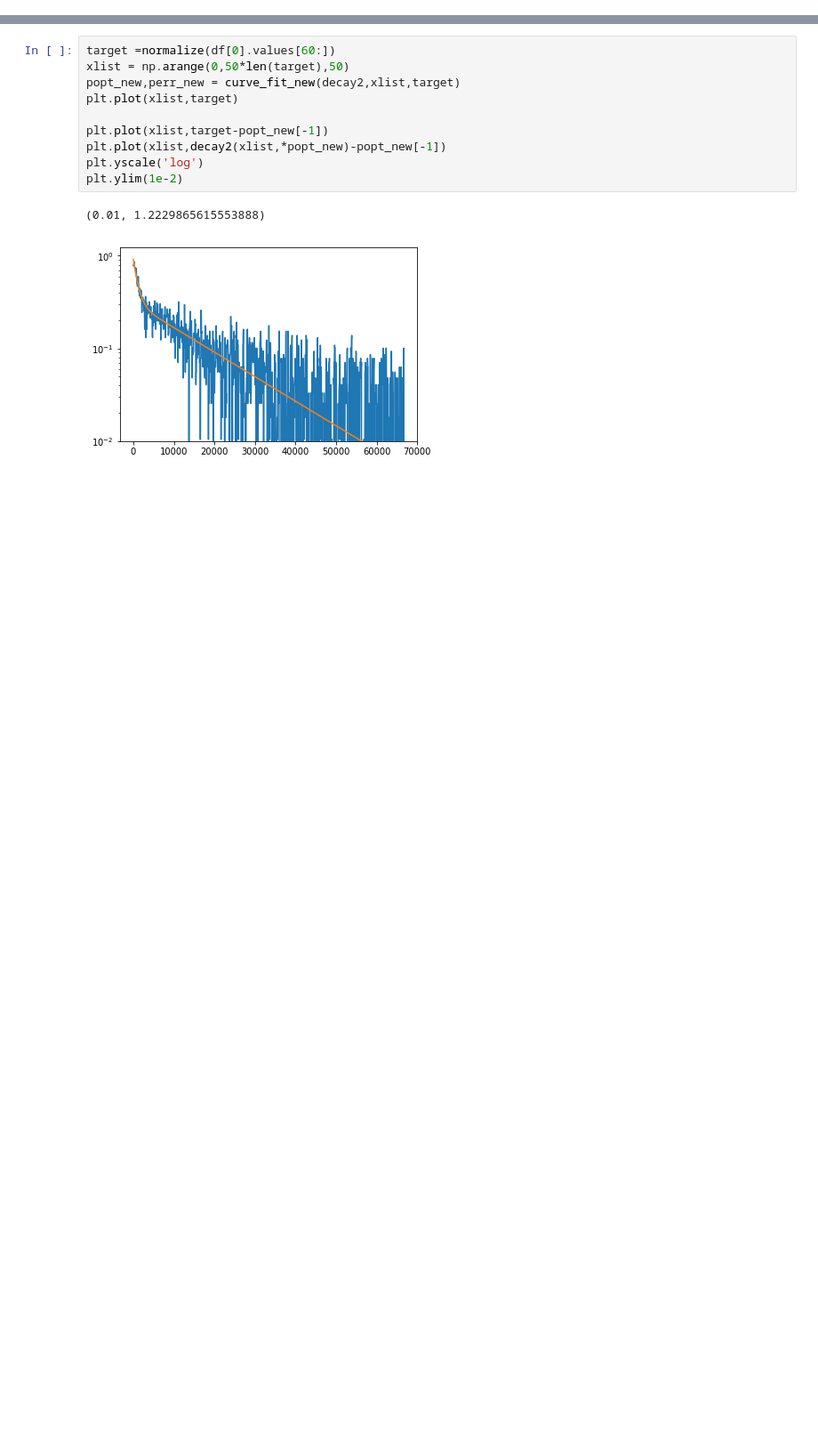
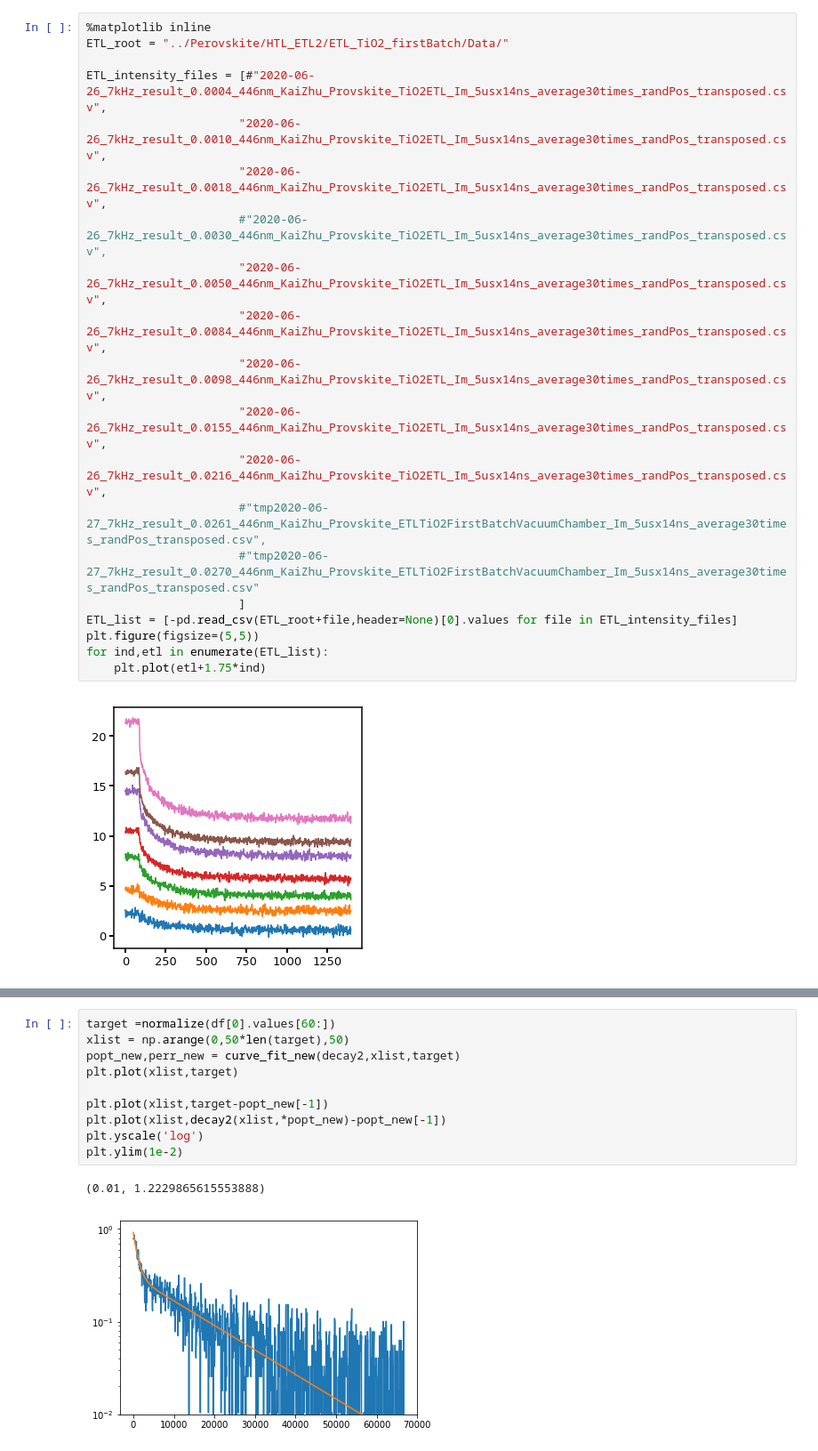
Before and after one commit to xuejianma/LabTools, a Jupyter notebook: lifeTimeProcesses.ipynb, the cells around one changed output, grey strips where cells are left out. Shown: that part at 89% size. Cells and saved outputs as stored; diff of their text form; blank space fills up the shorter version.

```diff
--- a/lifeTimeProcesses.ipynb
+++ b/lifeTimeProcesses.ipynb
@@ -73,0 +237,22 @@ plt.tight_layout()
+# %%
+%matplotlib inline
+ETL_root = "../Perovskite/HTL_ETL2/ETL_TiO2_firstBatch/Data/"
+
+ETL_intensity_files = [#"2020-06-26_7kHz_result_0.0004_446nm_KaiZhu_Provskite_TiO2ETL_Im_5usx14ns_average30times_randPos_transposed.csv",
+                      "2020-06-26_7kHz_result_0.0010_446nm_KaiZhu_Provskite_TiO2ETL_Im_5usx14ns_average30times_randPos_transposed.csv",
+                      "2020-06-26_7kHz_result_0.0018_446nm_KaiZhu_Provskite_TiO2ETL_Im_5usx14ns_average30times_randPos_transposed.csv",
+                      #"2020-06-26_7kHz_result_0.0030_446nm_KaiZhu_Provskite_TiO2ETL_Im_5usx14ns_average30times_randPos_transposed.csv",
+                      "2020-06-26_7kHz_result_0.0050_446nm_KaiZhu_Provskite_TiO2ETL_Im_5usx14ns_average30times_randPos_transposed.csv",
+                      "2020-06-26_7kHz_result_0.0084_446nm_KaiZhu_Provskite_TiO2ETL_Im_5usx14ns_average30times_randPos_transposed.csv",
+                      "2020-06-26_7kHz_result_0.0098_446nm_KaiZhu_Provskite_TiO2ETL_Im_5usx14ns_average30times_randPos_transposed.csv",
+                      "2020-06-26_7kHz_result_0.0155_446nm_KaiZhu_Provskite_TiO2ETL_Im_5usx14ns_average30times_randPos_transposed.csv",
+                      "2020-06-26_7kHz_result_0.0216_446nm_KaiZhu_Provskite_TiO2ETL_Im_5usx14ns_average30times_randPos_transposed.csv",
+                      #"tmp2020-06-27_7kHz_result_0.0261_446nm_KaiZhu_Provskite_ETLTiO2FirstBatchVacuumChamber_Im_5usx14ns_average30times_randPos_transposed.csv",
+                      #"tmp2020-06-27_7kHz_result_0.0270_446nm_KaiZhu_Provskite_ETLTiO2FirstBatchVacuumChamber_Im_5usx14ns_average30times_randPos_transposed.csv"
+                      ]
+ETL_list = [-pd.read_csv(ETL_root+file,header=None)[0].values for file in ETL_intensity_files]
+plt.figure(figsize=(5,5))
+for ind,etl in enumerate(ETL_list):
+    plt.plot(etl+1.75*ind)
+# %% [output]
+[figure, added]
```
Also changed, not shown: parts of 11 cells of this notebook.
